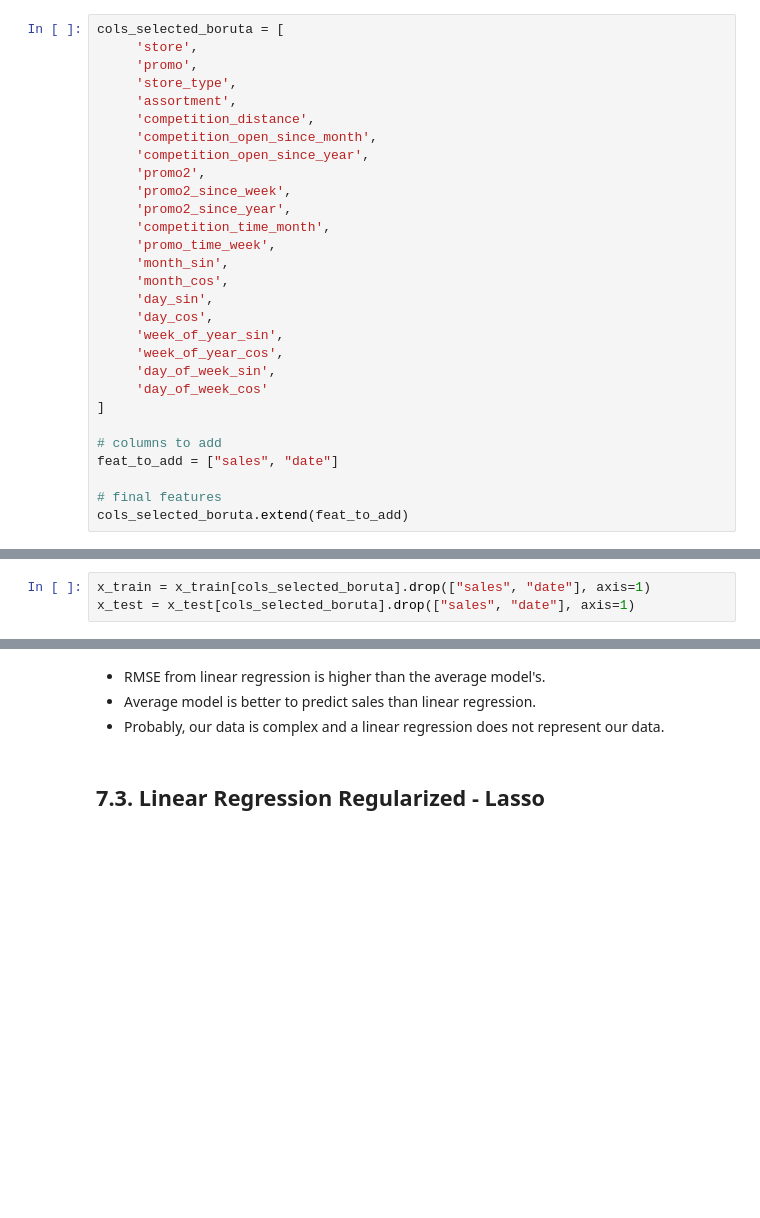
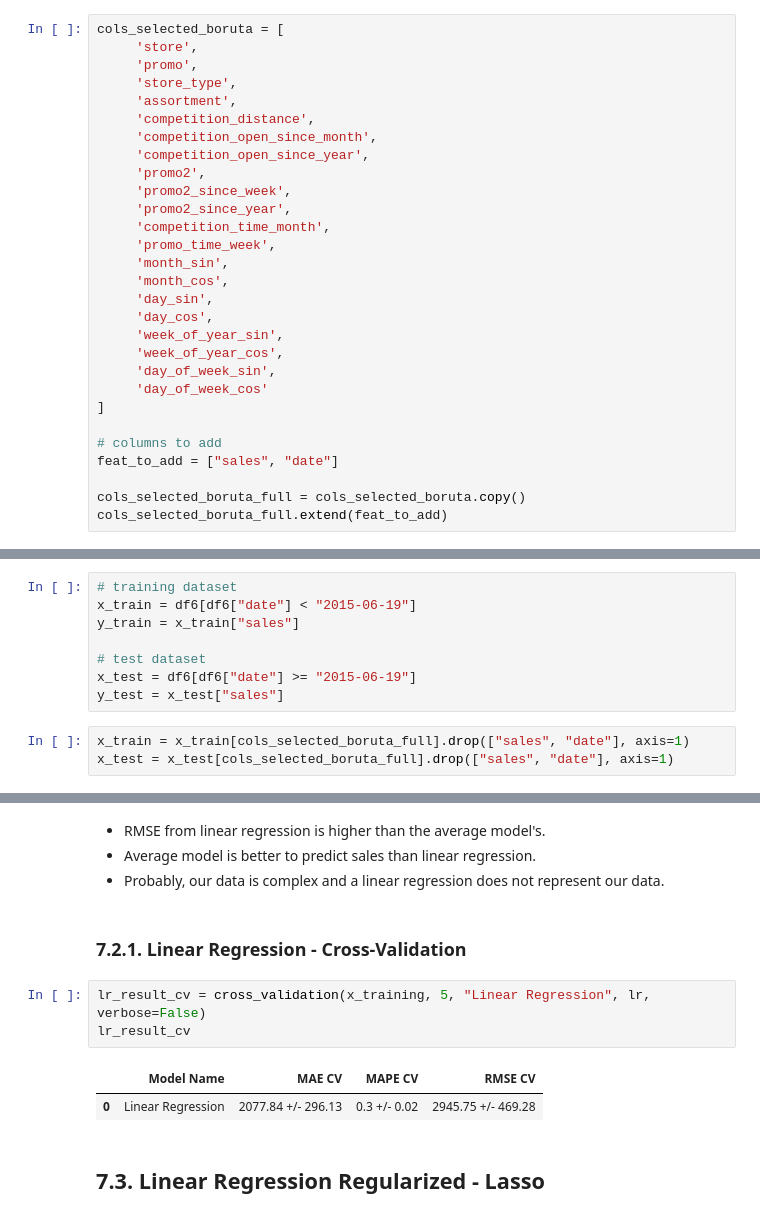
Before and after one commit to lucasquemelli/Rossman_Store_Sales, a Jupyter notebook: rossmann_store_sales.ipynb, the cells around one changed output, grey strips where cells are left out. Cells and saved outputs as stored; diff of their text form; blank space fills up the shorter version.

Commit message:
Cross-Validation update

```diff
--- a/rossmann_store_sales.ipynb
+++ b/rossmann_store_sales.ipynb
@@ -1957,8 +2000,8 @@ cols_selected_boruta = [
 # columns to add
 feat_to_add = ["sales", "date"]
 
-# final features
-cols_selected_boruta.extend(feat_to_add)
+cols_selected_boruta_full = cols_selected_boruta.copy()
+cols_selected_boruta_full.extend(feat_to_add)
 # %%
 cols_selected_boruta
 # %% [output]
@@ -1999,9 +2042,17 @@ Types of Machine Learning models:
 3. Linear Regression Regularized.
 4. Random Forest Regressor.
 5. XGBoost Regressor.
+# %%
+# training dataset
+x_train = df6[df6["date"] < "2015-06-19"]
+y_train = x_train["sales"]
+
+# test dataset
+x_test = df6[df6["date"] >= "2015-06-19"]
+y_test = x_test["sales"]
 # %%
-x_train = x_train[cols_selected_boruta].drop(["sales", "date"], axis=1)
-x_test = x_test[cols_selected_boruta].drop(["sales", "date"], axis=1)
+x_train = x_train[cols_selected_boruta_full].drop(["sales", "date"], axis=1)
+x_test = x_test[cols_selected_boruta_full].drop(["sales", "date"], axis=1)
 # %% [markdown]
 ## 7.1. Average Model
 # %%
@@ -2038,6 +2089,14 @@ lr_result
 - RMSE from linear regression is higher than the average model's.
 - Average model is better to predict sales than linear regression.
 - Probably, our data is complex and a linear regression does not represent our data.
+# %% [markdown]
+### 7.2.1. Linear Regression - Cross-Validation
+# %%
+lr_result_cv = cross_validation(x_training, 5, "Linear Regression", lr, verbose=False)
+lr_result_cv
+# %% [output]
+|  | Model Name | MAE CV | MAPE CV | RMSE CV |
+| 0 | Linear Regression | 2077.84 +/- 296.13 | 0.3 +/- 0.02 | 2945.75 +/- 469.28 |
 # %% [markdown]
 ## 7.3. Linear Regression Regularized - Lasso
 # %% [markdown]
```
Also changed, not shown: parts of 14 cells of this notebook.
